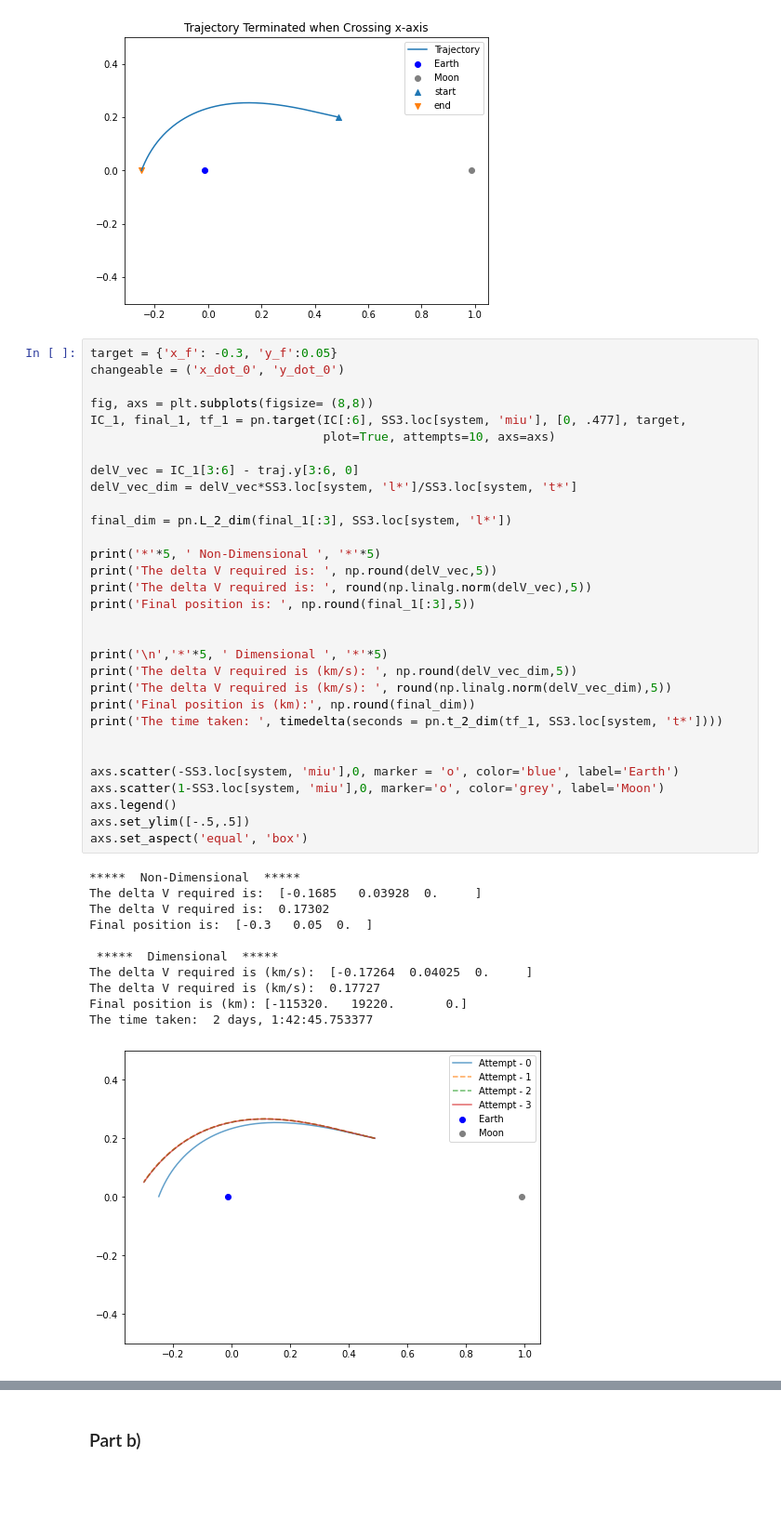
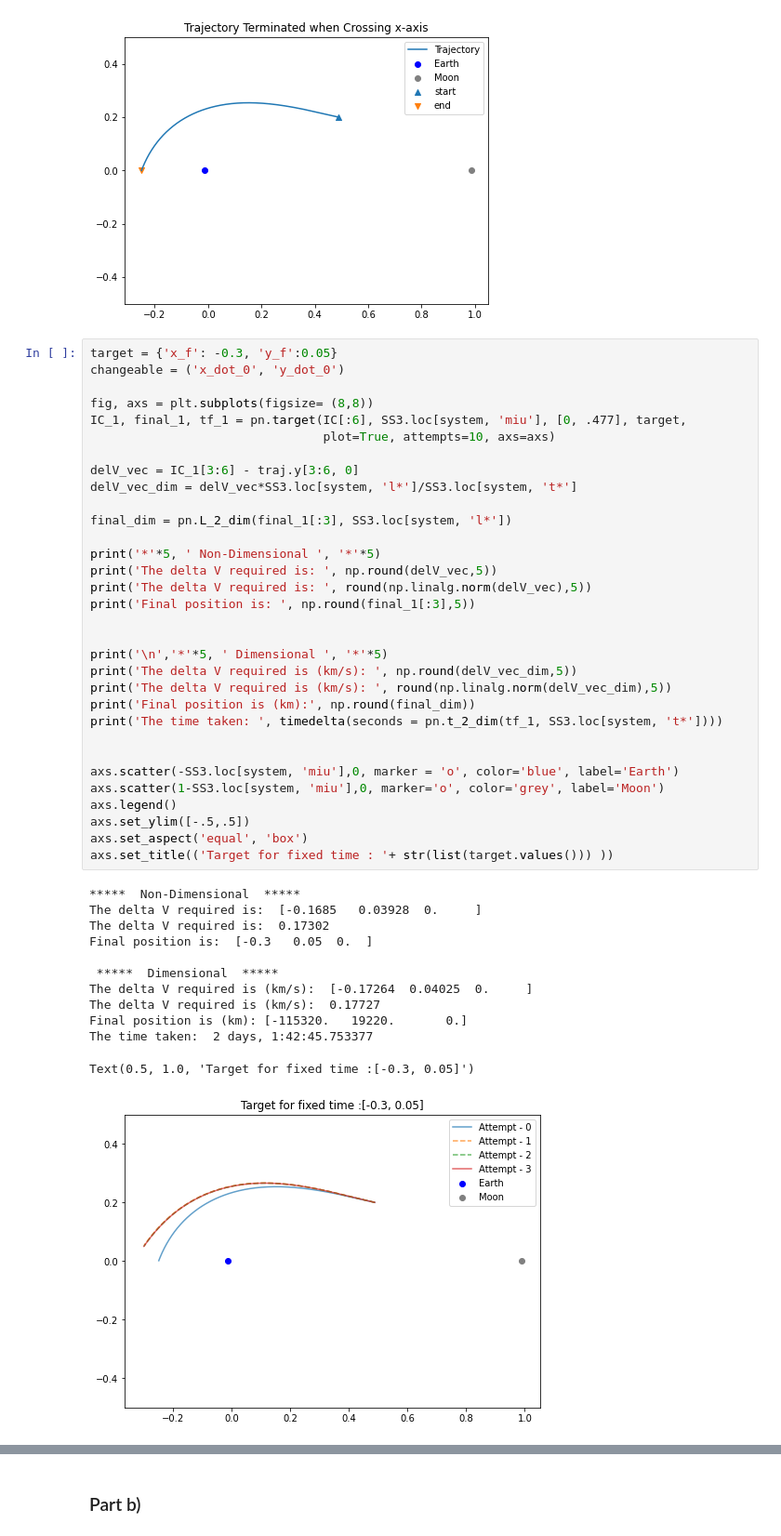
Before and after one commit to prabhu8/Advanced-Orbital-Mechanics, a Jupyter notebook: PSD/PSD2.ipynb, the cells around one changed output, grey strips where cells are left out. Shown at 93% size. Saved outputs shown, nothing was run; the diff lists cells and outputs as text; blank space fills up the shorter version.

```diff
--- a/PSD/PSD2.ipynb
+++ b/PSD/PSD2.ipynb
@@ -84,34 +84,36 @@ final_dim = pn.L_2_dim(final_1[:3], SS3.loc[system, 'l*'])
 
 print('*'*5, ' Non-Dimensional ', '*'*5)
 print('The delta V required is: ', np.round(delV_vec,5))
 print('The delta V required is: ', round(np.linalg.norm(delV_vec),5))
 print('Final position is: ', np.round(final_1[:3],5))
 
 
 print('\n','*'*5, ' Dimensional ', '*'*5)
 print('The delta V required is (km/s): ', np.round(delV_vec_dim,5))
 print('The delta V required is (km/s): ', round(np.linalg.norm(delV_vec_dim),5))
 print('Final position is (km):', np.round(final_dim))
 print('The time taken: ', timedelta(seconds = pn.t_2_dim(tf_1, SS3.loc[system, 't*'])))
 
 
 axs.scatter(-SS3.loc[system, 'miu'],0, marker = 'o', color='blue', label='Earth')
 axs.scatter(1-SS3.loc[system, 'miu'],0, marker='o', color='grey', label='Moon')
 axs.legend()
 axs.set_ylim([-.5,.5])
 axs.set_aspect('equal', 'box')
+axs.set_title(('Target for fixed time : '+ str(list(target.values())) ))
 # %% [output]
 *****  Non-Dimensional  *****
 The delta V required is:  [-0.1685   0.03928  0.     ]
 The delta V required is:  0.17302
 Final position is:  [-0.3   0.05  0.  ]
 
  *****  Dimensional  *****
 The delta V required is (km/s):  [-0.17264  0.04025  0.     ]
 The delta V required is (km/s):  0.17727
 Final position is (km): [-115320.   19220.       0.]
 The time taken:  2 days, 1:42:45.753377
+Text(0.5, 1.0, 'Target for fixed time :[-0.3, 0.05]')
-[figure, old version]
+[figure, new version]
 # %%
 target = {'x_f': -0.1, 'y_f':0}
 changeable = ('x_dot_0', 'y_dot_0')
```
Also changed, not shown: parts of 9 cells of this notebook, 2 other files.
